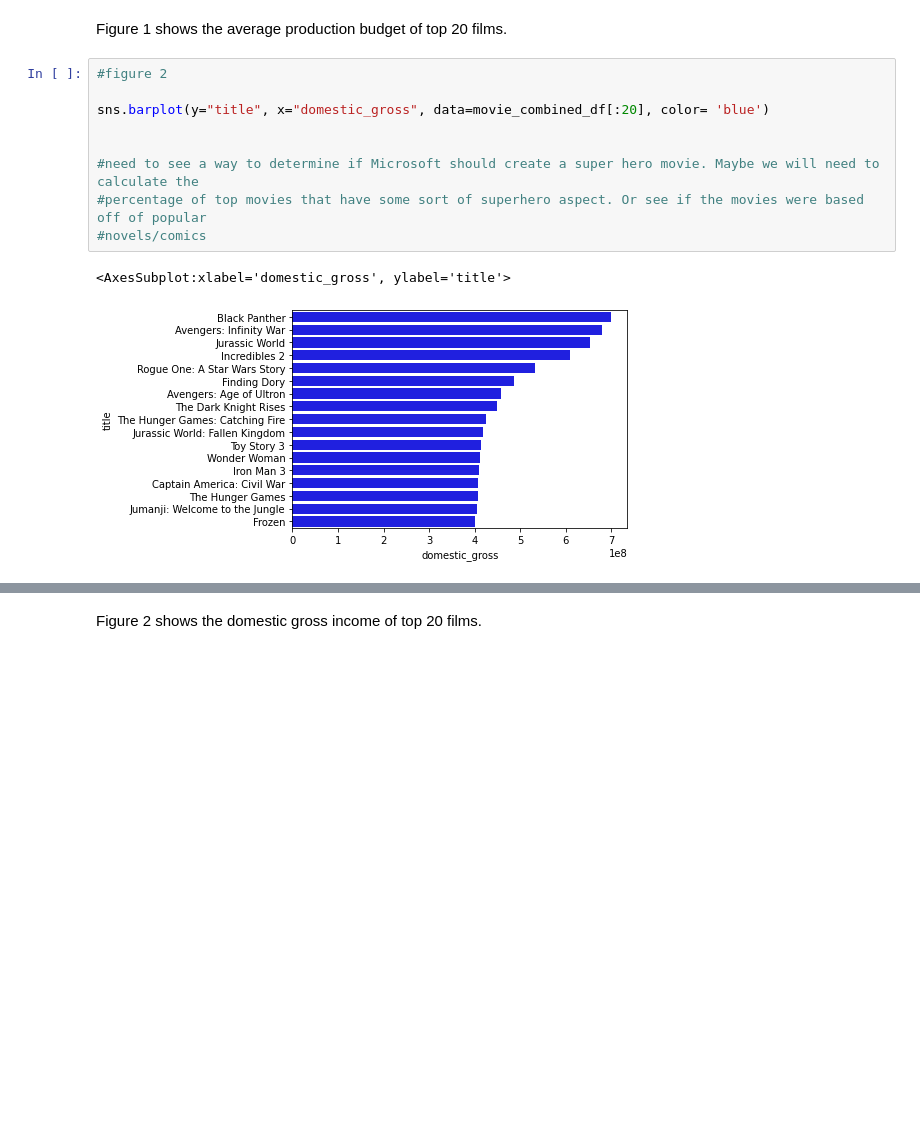
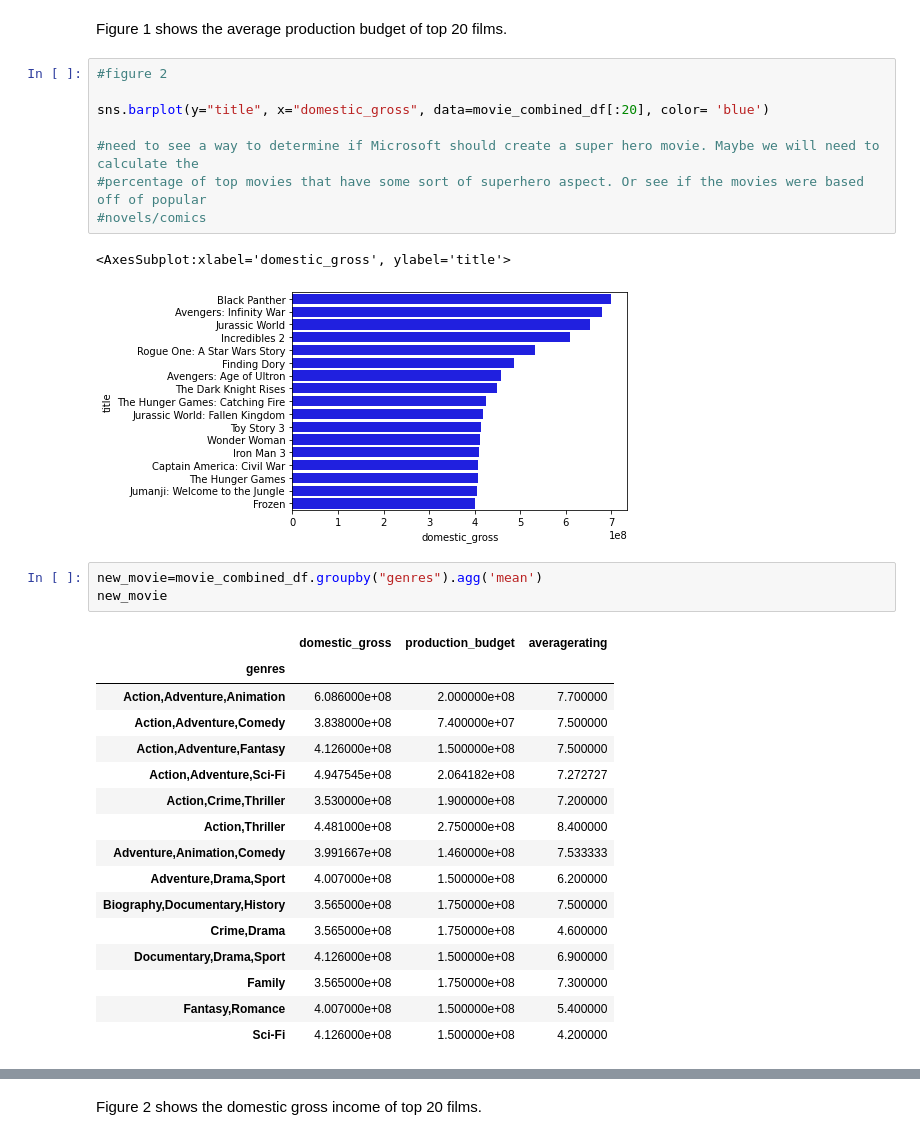
Before and after one commit to ashakeri92/dsc-phase-1-project-v2-3, a Jupyter notebook: analysis.ipynb, the cells around one changed output, grey strips where cells are left out. Saved outputs shown, nothing was run; the diff lists cells and outputs as text; blank space fills up the shorter version.

```diff
--- a/analysis.ipynb
+++ b/analysis.ipynb
@@ -335,10 +342,29 @@ Figure 1 shows the average production budget of top 20 films.
 
 sns.barplot(y="title", x="domestic_gross", data=movie_combined_df[:20], color= 'blue')
 
-
 #need to see a way to determine if Microsoft should create a super hero movie. Maybe we will need to calculate the
 #percentage of top movies that have some sort of superhero aspect. Or see if the movies were based off of popular
 #novels/comics
 # %% [output]
 <AxesSubplot:xlabel='domestic_gross', ylabel='title'>
 [figure]
+# %%
+new_movie=movie_combined_df.groupby("genres").agg('mean')
+new_movie
+# %% [output]
+|  | domestic_gross | production_budget | averagerating |
+| genres |  |  |  |
+| Action,Adventure,Animation | 6.086000e+08 | 2.000000e+08 | 7.700000 |
+| Action,Adventure,Comedy | 3.838000e+08 | 7.400000e+07 | 7.500000 |
+| Action,Adventure,Fantasy | 4.126000e+08 | 1.500000e+08 | 7.500000 |
+| Action,Adventure,Sci-Fi | 4.947545e+08 | 2.064182e+08 | 7.272727 |
+| Action,Crime,Thriller | 3.530000e+08 | 1.900000e+08 | 7.200000 |
+| Action,Thriller | 4.481000e+08 | 2.750000e+08 | 8.400000 |
+| Adventure,Animation,Comedy | 3.991667e+08 | 1.460000e+08 | 7.533333 |
+| Adventure,Drama,Sport | 4.007000e+08 | 1.500000e+08 | 6.200000 |
+| Biography,Documentary,History | 3.565000e+08 | 1.750000e+08 | 7.500000 |
+| Crime,Drama | 3.565000e+08 | 1.750000e+08 | 4.600000 |
+| Documentary,Drama,Sport | 4.126000e+08 | 1.500000e+08 | 6.900000 |
+| Family | 3.565000e+08 | 1.750000e+08 | 7.300000 |
+| Fantasy,Romance | 4.007000e+08 | 1.500000e+08 | 5.400000 |
+| Sci-Fi | 4.126000e+08 | 1.500000e+08 | 4.200000 |
```
Also changed, not shown: parts of 5 cells of this notebook.
